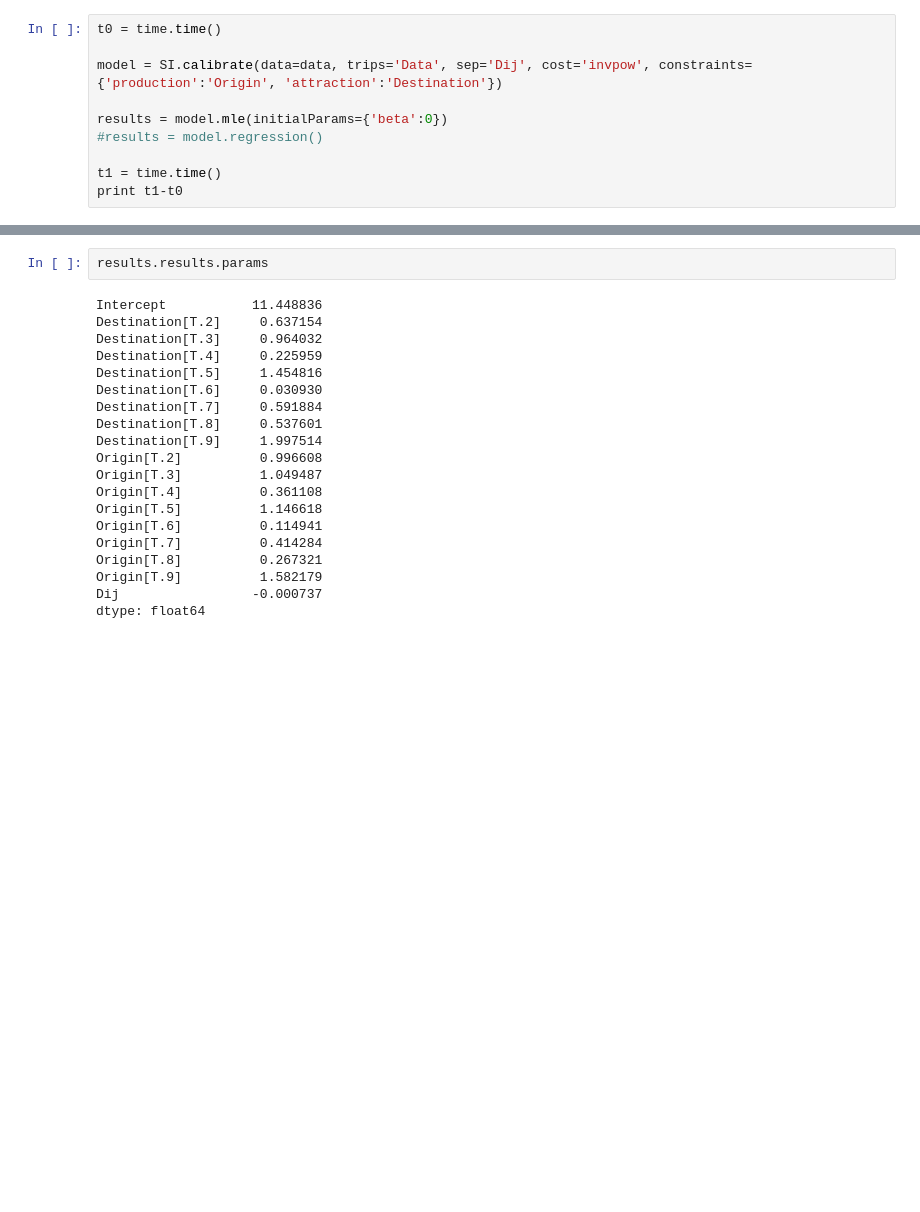
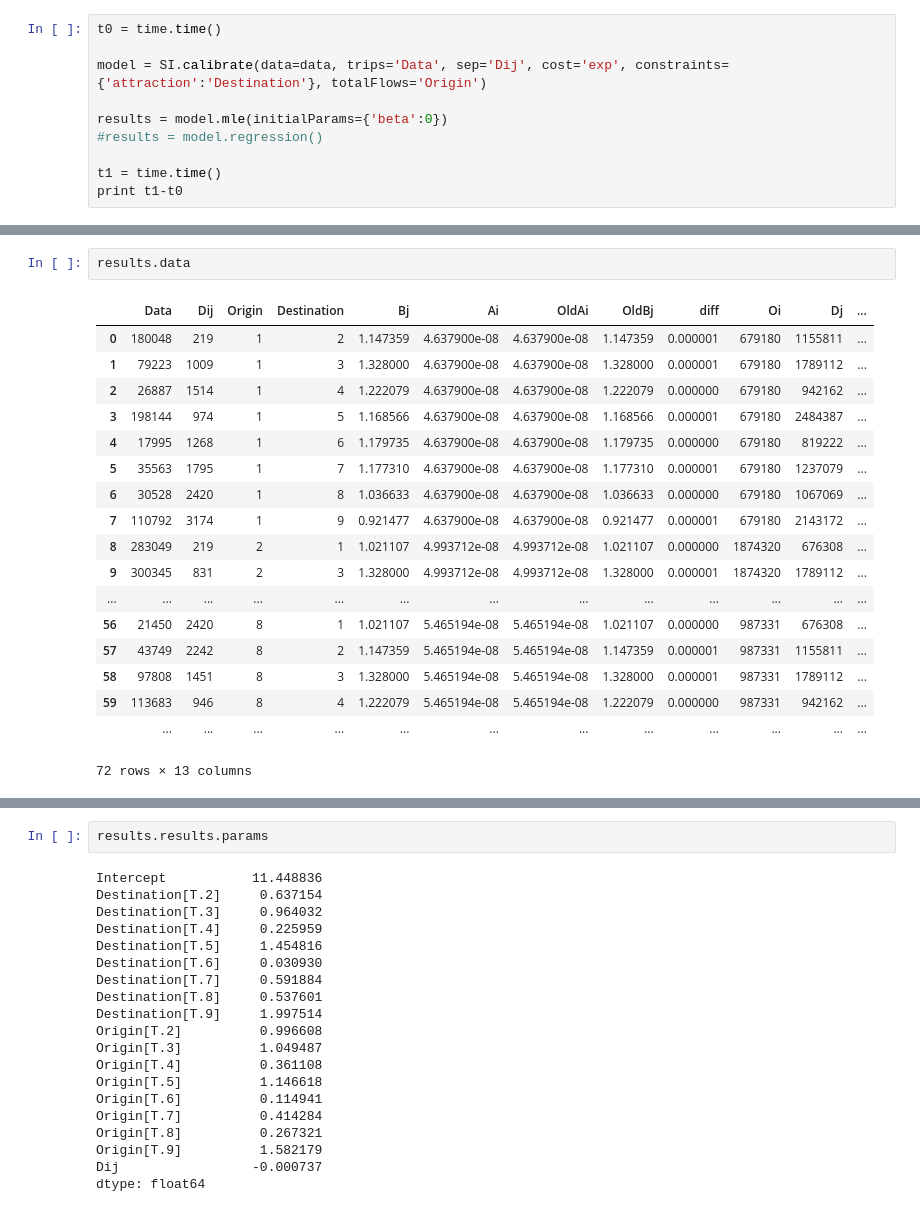
Before and after one commit to tayoshan/IpythonNotebooks, a Jupyter notebook: SIMODEL Test DC.ipynb, the cells around one changed output, grey strips where cells are left out. Saved outputs shown, nothing was run; the diff lists cells and outputs as text; blank space fills up the shorter version.

```diff
--- a/SIMODEL Test DC.ipynb
+++ b/SIMODEL Test DC.ipynb
@@ -12,7 +11,7 @@ data.to_csv(
 # %%
 t0 = time.time()
 
-model = SI.calibrate(data=data, trips='Data', sep='Dij', cost='invpow', constraints={'production':'Origin', 'attraction':'Destination'})
+model = SI.calibrate(data=data, trips='Data', sep='Dij', cost='exp', constraints={'attraction':'Destination'}, totalFlows='Origin')
 
 results = model.mle(initialParams={'beta':0})
 #results = model.regression()
@@ -44 +44,22 @@ results.
+# %%
+results.data
+# %% [output]
+|  | Data | Dij | Origin | Destination | Bj | Ai | OldAi | OldBj | diff | Oi | Dj | ... |
+| 0 | 180048 | 219 | 1 | 2 | 1.147359 | 4.637900e-08 | 4.637900e-08 | 1.147359 | 0.000001 | 679180 | 1155811 | ... |
+| 1 | 79223 | 1009 | 1 | 3 | 1.328000 | 4.637900e-08 | 4.637900e-08 | 1.328000 | 0.000001 | 679180 | 1789112 | ... |
+| 2 | 26887 | 1514 | 1 | 4 | 1.222079 | 4.637900e-08 | 4.637900e-08 | 1.222079 | 0.000000 | 679180 | 942162 | ... |
+| 3 | 198144 | 974 | 1 | 5 | 1.168566 | 4.637900e-08 | 4.637900e-08 | 1.168566 | 0.000001 | 679180 | 2484387 | ... |
+| 4 | 17995 | 1268 | 1 | 6 | 1.179735 | 4.637900e-08 | 4.637900e-08 | 1.179735 | 0.000000 | 679180 | 819222 | ... |
+| 5 | 35563 | 1795 | 1 | 7 | 1.177310 | 4.637900e-08 | 4.637900e-08 | 1.177310 | 0.000001 | 679180 | 1237079 | ... |
+| 6 | 30528 | 2420 | 1 | 8 | 1.036633 | 4.637900e-08 | 4.637900e-08 | 1.036633 | 0.000000 | 679180 | 1067069 | ... |
+| 7 | 110792 | 3174 | 1 | 9 | 0.921477 | 4.637900e-08 | 4.637900e-08 | 0.921477 | 0.000001 | 679180 | 2143172 | ... |
+| 8 | 283049 | 219 | 2 | 1 | 1.021107 | 4.993712e-08 | 4.993712e-08 | 1.021107 | 0.000000 | 1874320 | 676308 | ... |
+| 9 | 300345 | 831 | 2 | 3 | 1.328000 | 4.993712e-08 | 4.993712e-08 | 1.328000 | 0.000001 | 1874320 | 1789112 | ... |
+| ... | ... | ... | ... | ... | ... | ... | ... | ... | ... | ... | ... | ... |
+| 56 | 21450 | 2420 | 8 | 1 | 1.021107 | 5.465194e-08 | 5.465194e-08 | 1.021107 | 0.000000 | 987331 | 676308 | ... |
+| 57 | 43749 | 2242 | 8 | 2 | 1.147359 | 5.465194e-08 | 5.465194e-08 | 1.147359 | 0.000001 | 987331 | 1155811 | ... |
+| 58 | 97808 | 1451 | 8 | 3 | 1.328000 | 5.465194e-08 | 5.465194e-08 | 1.328000 | 0.000001 | 987331 | 1789112 | ... |
+| 59 | 113683 | 946 | 8 | 4 | 1.222079 | 5.465194e-08 | 5.465194e-08 | 1.222079 | 0.000000 | 987331 | 942162 | ... |
+|  | ... | ... | ... | ... | ... | ... | ... | ... | ... | ... | ... | ... |
+72 rows × 13 columns
 # %%
```
Also changed, not shown: parts of 6 cells of this notebook, 3 other files.
